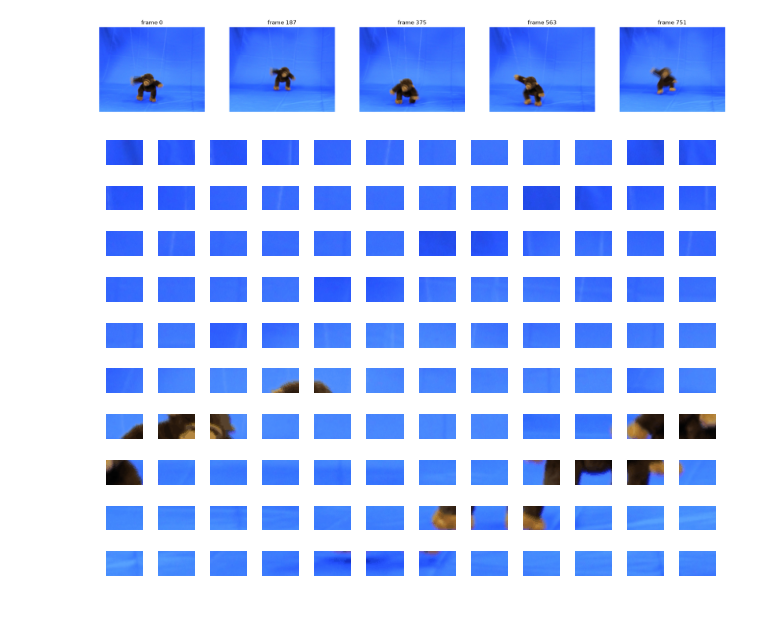
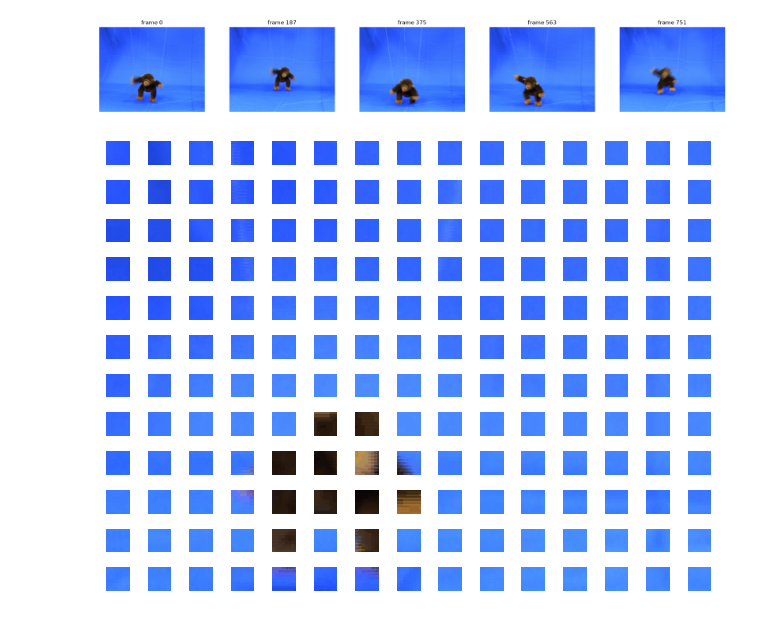
Before and after one commit to marsya-amanda/COMP3419-Python-Labs, a Jupyter notebook: SID530344829_Ass1a/macroblock_motion.ipynb, the cells around one changed output. Cells and saved outputs as stored; diff of their text form; code cells hidden in the pictures.

Commit message:
feat: implement macroblock partition with stride, radius, and block width

```diff
--- a/SID530344829_Ass1a/macroblock_motion.ipynb
+++ b/SID530344829_Ass1a/macroblock_motion.ipynb
@@ -47,12 +47,15 @@ plot_samples(ORIGINAL_VIDEO, count = 5)
 # %%
 """
 Steps:
 - get macroblocks for some frame i
 -
 """
 
-macroblocks = get_macroblocks(ORIGINAL_VIDEO, frame_i = 30)
-plot_macroblocks(macroblocks)
+first_centre, last_centre, n_candidate_rows, n_candidate_cols, macroblocks = get_macroblocks(ORIGINAL_VIDEO, frame_i = 30)
+
+#macroblocks
+first_centre, last_centre, len(macroblocks), n_candidate_rows, n_candidate_cols
+plot_macroblocks(macroblocks, n_candidate_rows, n_candidate_cols)
 # %% [output]
-[figure, old version]
+[figure, new version]
 # %%
```
Also changed, not shown: parts of 1 cell of this notebook, 1 other file.
